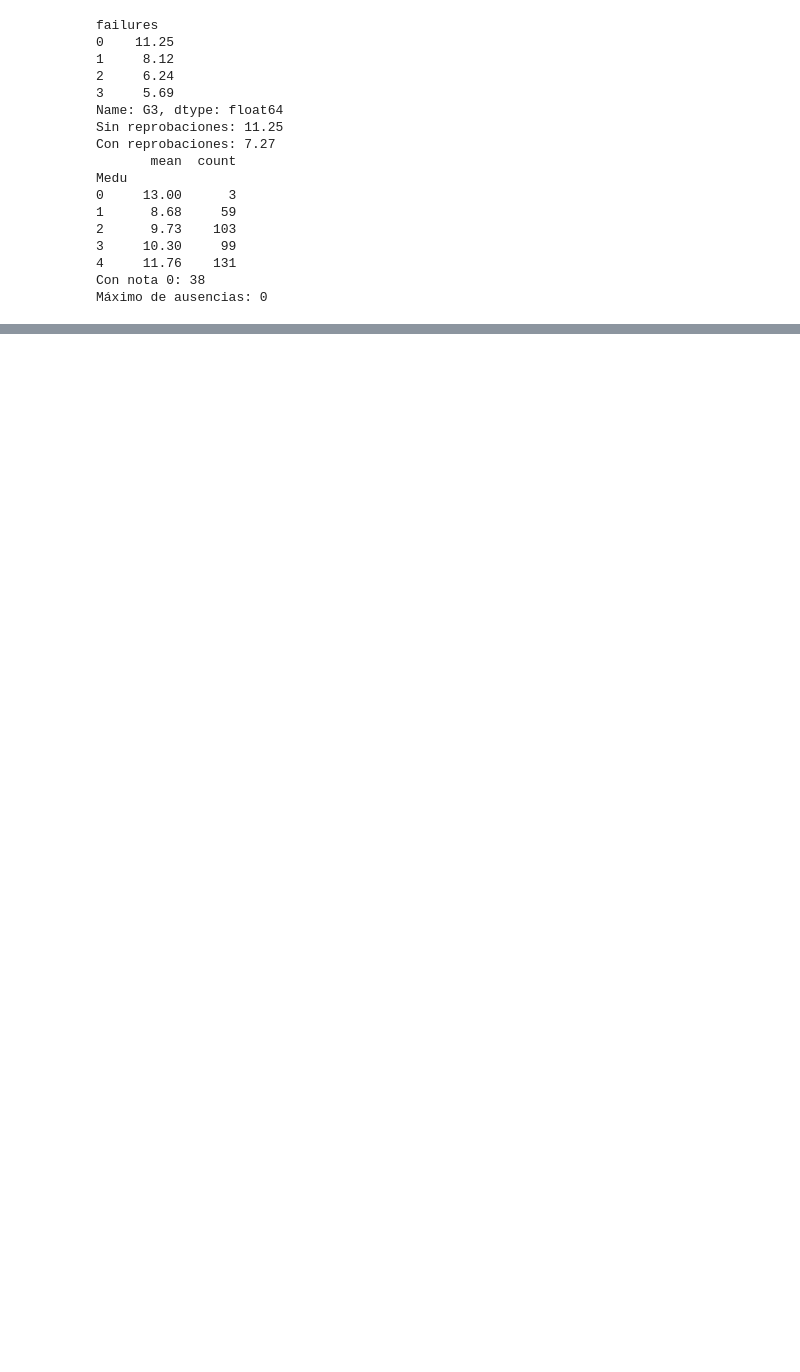
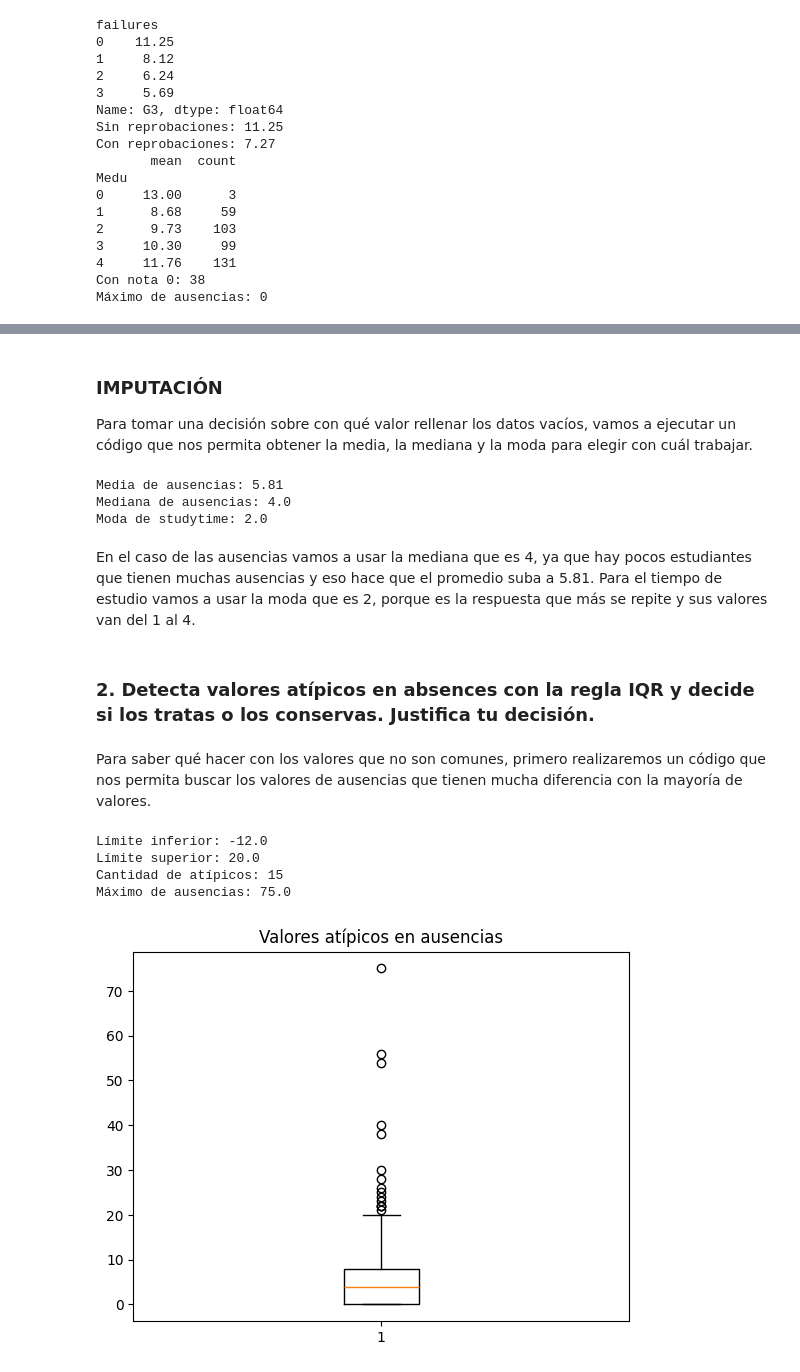
Before and after one commit to mariomartinez1313-ship-it/ProyectoP1-GrupoC, a Jupyter notebook: ProyectoP1_ELNO4_2_GrupoC.ipynb, the cells around one changed output, grey strips where cells are left out. Saved outputs shown, nothing was run; the diff lists cells and outputs as text; code cells hidden in the pictures; blank space fills up the shorter version.

```diff
--- a/ProyectoP1_ELNO4_2_GrupoC.ipynb
+++ b/ProyectoP1_ELNO4_2_GrupoC.ipynb
@@ -27,6 +28,9 @@ import numpy as np                 # para cálculos numéricos
 import pandas as pd                # para tablas de datos
 import matplotlib.pyplot as plt    # para gráficos
 import seaborn as sns              # para gráficos estadísticos
+
+# Semilla del grupo: somos 6 integrantes
+SEMILLA = 6
 # %% [markdown]
 En esta parte leemos el archivo desde nuestro repositorio guardado en GitHub.
 
@@ -231,0 +268,12 @@ Máximo de ausencias: 0
+# %%
+datos = df.copy()  # copia para no modificar los datos originales
+
+rng = np.random.default_rng(SEMILLA)   # sorteo repetible
+cantidad = round(0.05 * len(datos))    # 5 % de 395 son 20 filas
+
+for col in ["absences", "studytime"]:
+    datos[col] = datos[col].astype(float)  # permite guardar vacíos
+    filas = rng.choice(datos.index, size=cantidad, replace=False)
+    datos.loc[filas, col] = np.nan         # deja el dato vacío
+
+print(datos[["absences", "studytime"]].isna().sum())
@@ -231,0 +288,41 @@ Máximo de ausencias: 0
+# %% [markdown]
+### IMPUTACIÓN
+Para tomar una decisión sobre con qué valor rellenar los datos vacíos, vamos a ejecutar un código que nos permita obtener la media, la mediana y la moda para elegir con cuál trabajar.
+# %%
+print("Media de ausencias:", round(datos["absences"].mean(), 2))
+print("Mediana de ausencias:", datos["absences"].median())
+print("Moda de studytime:", datos["studytime"].mode()[0])
+# %% [output]
+Media de ausencias: 5.81
+Mediana de ausencias: 4.0
+Moda de studytime: 2.0
+# %% [markdown]
+En el caso de las ausencias vamos a usar la mediana que es 4, ya que hay pocos estudiantes que tienen muchas ausencias y eso hace que el promedio suba a 5.81. Para el tiempo de estudio vamos a usar la moda que es 2, porque es la respuesta que más se repite y sus valores van del 1 al 4.
+# %% [markdown]
+### 2. Detecta valores atípicos en absences con la regla IQR y decide si los tratas o los conservas. Justifica tu decisión.
+# %% [markdown]
+Para saber qué hacer con los valores que no son comunes, primero realizaremos un código que nos permita buscar los valores de ausencias que tienen mucha diferencia con la mayoría de valores.
+# %%
+def limites_iqr(serie):
+    q1 = serie.quantile(0.25)   # percentil 25
+    q3 = serie.quantile(0.75)   # percentil 75
+    iqr = q3 - q1               # rango intercuartílico
+    return q1 - 1.5 * iqr, q3 + 1.5 * iqr
+
+inf, sup = limites_iqr(datos["absences"])
+atipicos = datos[(datos["absences"] < inf) | (datos["absences"] > sup)]
+
+print("Límite inferior:", inf)
+print("Límite superior:", sup)
+print("Cantidad de atípicos:", len(atipicos))
+print("Máximo de ausencias:", datos["absences"].max())
+
+plt.boxplot(datos["absences"].dropna())  # sin contar los vacíos
+plt.title("Valores atípicos en ausencias")
+plt.show()
+# %% [output]
+Límite inferior: -12.0
+Límite superior: 20.0
+Cantidad de atípicos: 15
+Máximo de ausencias: 75.0
+[figure, added]
```
Also changed, not shown: parts of 26 cells of this notebook.
